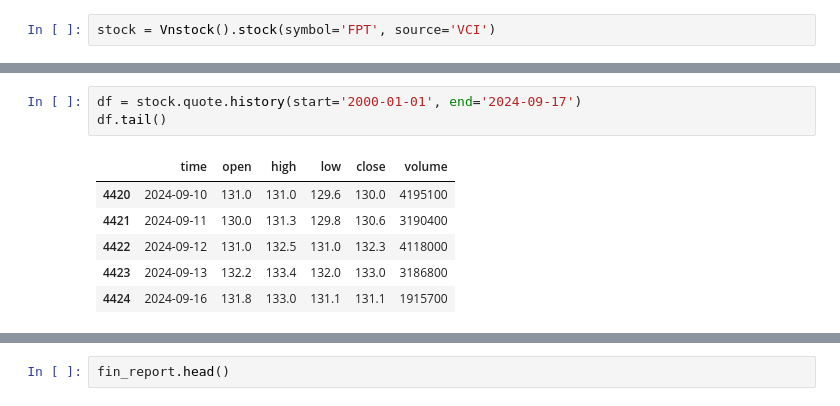
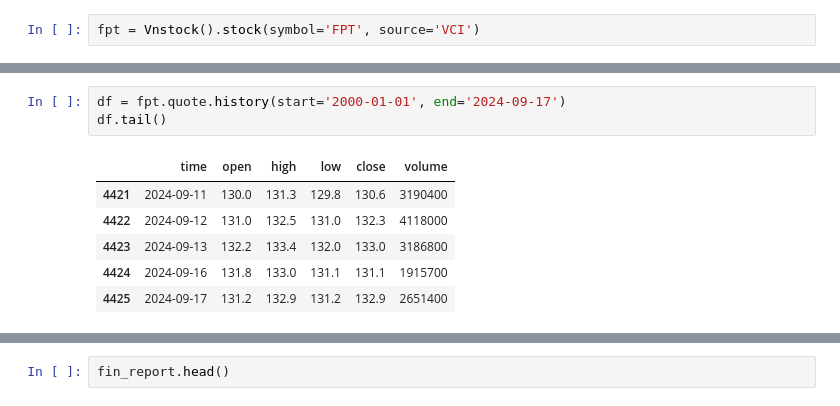
Before and after one commit to hungson175/financial_advisor, a Jupyter notebook: sql/playground.ipynb, the cells around one changed output, grey strips where cells are left out. Drawn from its saved outputs; the diff is of its cells as text.

```diff
--- a/sql/playground.ipynb
+++ b/sql/playground.ipynb
@@ -3,3 +13,3 @@ from vnstock3 import Vnstock
 # %%
-stock = Vnstock().stock(symbol='FPT', source='VCI')
+fpt = Vnstock().stock(symbol='FPT', source='VCI')
 # %% [output]
@@ -7,11 +17,11 @@ stock = Vnstock().stock(symbol='FPT', source='VCI')
 # %%
-df = stock.quote.history(start='2000-01-01', end='2024-09-17')
+df = fpt.quote.history(start='2000-01-01', end='2024-09-17')
 df.tail()
 # %% [output]
 |  | time | open | high | low | close | volume |
-| 4420 | 2024-09-10 | 131.0 | 131.0 | 129.6 | 130.0 | 4195100 |
 | 4421 | 2024-09-11 | 130.0 | 131.3 | 129.8 | 130.6 | 3190400 |
 | 4422 | 2024-09-12 | 131.0 | 132.5 | 131.0 | 132.3 | 4118000 |
 | 4423 | 2024-09-13 | 132.2 | 133.4 | 132.0 | 133.0 | 3186800 |
 | 4424 | 2024-09-16 | 131.8 | 133.0 | 131.1 | 131.1 | 1915700 |
+| 4425 | 2024-09-17 | 131.2 | 132.9 | 131.2 | 132.9 | 2651400 |
 # %%
```
Also changed, not shown: parts of 49 cells of this notebook, 5 other files.
